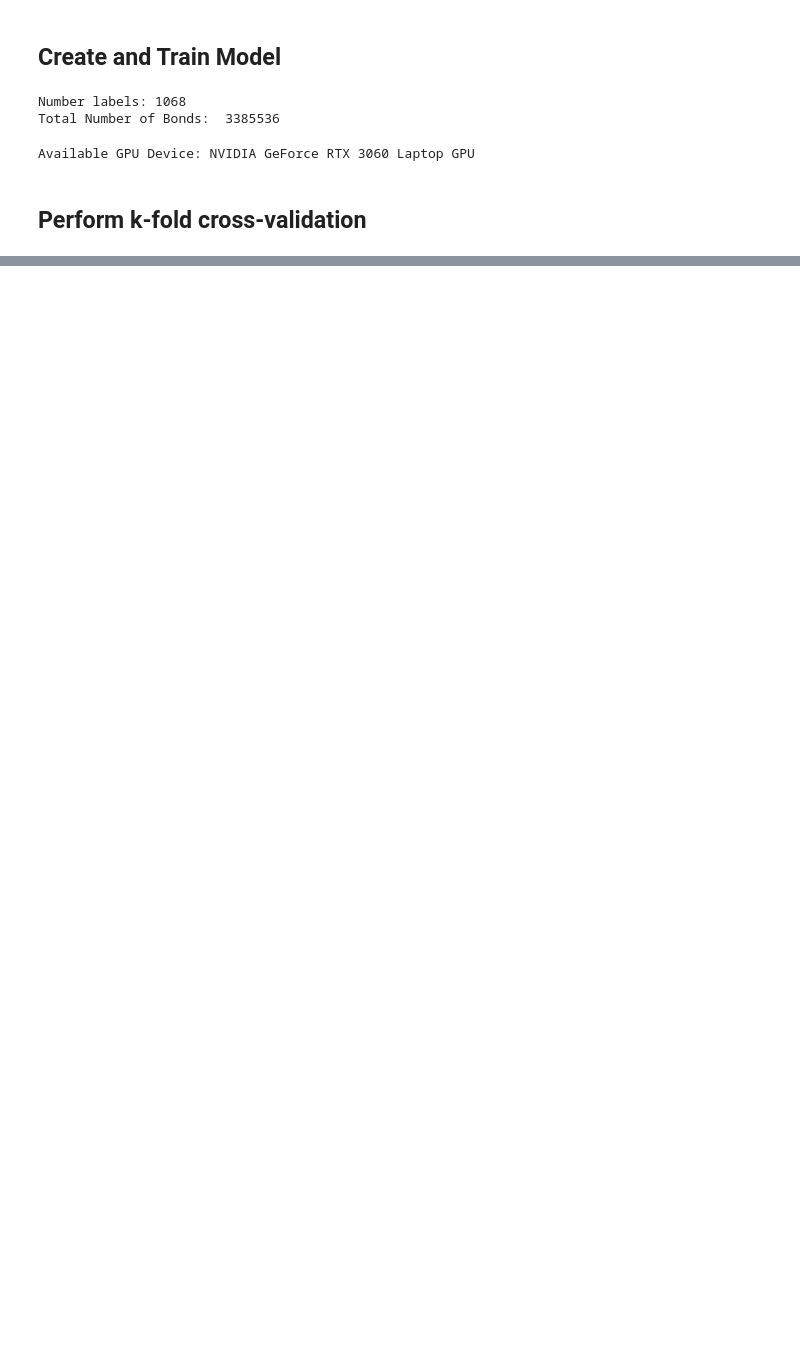
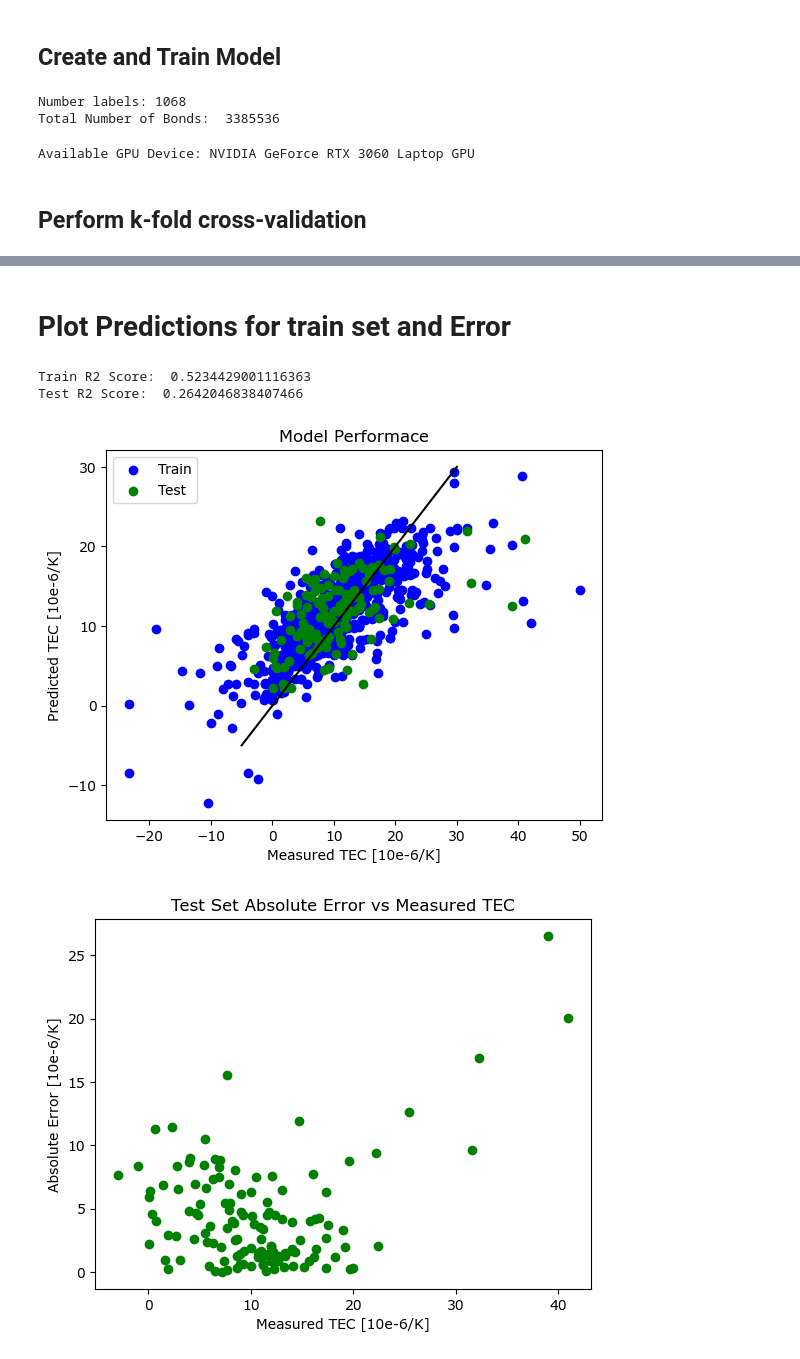
Before and after one commit to adampotter0105/TEC_ML, a Jupyter notebook: train_model.ipynb, the cells around one changed output, grey strips where cells are left out. Saved outputs shown, nothing was run; the diff lists cells and outputs as text; code cells hidden in the pictures; blank space fills up the shorter version.

```diff
--- a/train_model.ipynb
+++ b/train_model.ipynb
@@ -19,8 +19,8 @@ class BondExpansionEstimator(nn.Module):
         self.hidden_layers = hidden_layers
         self.check_weights = check_weights
         self.hidden1 = nn.Linear(input_size, hidden_layers[0])
-        self.hidden2 = nn.Linear(input_size, hidden_layers[1])
-        self.hidden3 = nn.Linear(hidden_layers[0], 1)
+        self.hidden2 = nn.Linear(hidden_layers[0], hidden_layers[1])
+        self.hidden3 = nn.Linear(hidden_layers[1], 1)
 
     def forward(self, x):
         # Select data related to individual bonds
@@ -36,7 +36,7 @@ class BondExpansionEstimator(nn.Module):
 
         # Run all hidden layers
         out = torch.relu(self.hidden1(bond_data))
-        out = torch.relu(self.hidden2(bond_data))
+        out = torch.relu(self.hidden2(out))
         out = self.hidden3(out)
         out = out.view(-1, seq_len)
         # Sum all bonds according to their bond fractions
@@ -47,11 +47,13 @@ class LatticeDistortionEstimator(nn.Module):
     def __init__(self, input_size):
         super(LatticeDistortionEstimator, self).__init__()
         self.input_size = input_size
-        self.layer1 = nn.Linear(input_size, 1)
+        self.layer1 = nn.Linear(input_size, input_size)
+        self.layer2 = nn.Linear(input_size, 1)
 
     def forward(self, x):
         # Run all hidden layers
-        out = torch.tanh(self.layer1(x))
+        out = torch.relu(self.layer1(x))
+        out = torch.sigmoid(self.layer2(out))
 
         return out
 
@@ -292,10 +279,10 @@ hidden_layers = [30, 30]
 
 # Training Parameters
 learning_rate = 0.0005
-num_epochs = 400000
+num_epochs = 80000
 batch_size = 1  # True SGD due to data being varying length sequences
-n_splits = 10
-break_early = True
+n_splits = 8
+break_early = False
 score_n_it = 1000  # Score every N epochs
 
 # Set up Cross Validation with K-Folds
@@ -416,6 +416,7 @@ print("TEST MSE [10-12/K^2]: ", np.mean(test_scores[:,n_sel,0])*y_std.numpy())
+# %% [markdown]
+# Plot Predictions for train set and Error
 # %%
-# Prediction for train set (last fold)
-# Train
+# Train Predicions
 y_train = torch.cat([y[i] for i in train_index])
 X_train = [X[i] for i in train_index]
 X_struc_train = [X_struc[i] for i in train_index]
@@ -423,35 +424,68 @@ y_pred_train = []
 for x, x_struc in zip(X_train, X_struc_train):
     if torch.cuda.is_available():
         x, x_struc = x.to('cuda'), x_struc.to('cuda')
     y_pred_train.append(tec_model(x, x_struc).cpu())
 y_pred_train = torch.cat(y_pred_train)
-# Test
+# Test Predictions
 y_test = torch.cat([y[i] for i in test_index])
 X_test = [X[i] for i in test_index]
 X_struc_test = [X_struc[i] for i in test_index]
 y_pred_test = []
 for x, x_struc in zip(X_test, X_struc_test):
     if torch.cuda.is_available():
         x, x_struc = x.to('cuda'), x_struc.to('cuda')
     y_pred_test.append(tec_model(x, x_struc).cpu())
 y_pred_test = torch.cat(y_pred_test)
 
 # Transform back
 y_measure_train = (y_train*y_std)+y_mean
 y_measure_test = (y_test*y_std)+y_mean
 y_predict_train = (y_pred_train*y_std)+y_mean
 y_predict_test = (y_pred_test*y_std)+y_mean
 
 
 print("Train R2 Score: ", r2_score(y_train.numpy(), y_pred_train.detach().numpy()))
 print("Test R2 Score: ", r2_score(y_measure_test.numpy(), y_predict_test.detach().numpy()))
 
 # Plot data
-plt.scatter(y_measure_train.numpy(), y_predict_train.detach().numpy())
-plt.scatter(y_measure_test.numpy(), y_predict_test.detach().numpy())
+plt.scatter(y_measure_train.numpy(), y_predict_train.detach().numpy(), color='blue')
+plt.scatter(y_measure_test.numpy(), y_predict_test.detach().numpy(), color='green')
 plt.legend(["Train", "Test"])
-plt.xlabel("Measured TEC")
-plt.ylabel("Predicted TEC")
+plt.xlabel("Measured TEC [10e-6/K]")
+plt.ylabel("Predicted TEC [10e-6/K]")
+plt.title("Model Performace")
 plt.plot([-5, 30], [-5, 30], color='k')
 plt.savefig("figs/model_scatter.png")
 plt.show()
+
+plt.scatter(y_measure_test.numpy(), np.abs(y_predict_test.detach().numpy()-y_measure_test.numpy()), color='green')
+plt.title("Test Set Absolute Error vs Measured TEC")
+plt.xlabel("Measured TEC [10e-6/K]")
+plt.ylabel("Absolute Error [10e-6/K]")
+plt.savefig("figs/error_vs_tec.png")
+plt.show()
+
+entropy_mean = X_struc_mean[0]
+entropy_std = X_struc_std[0]
+complexity = [(entropy_std*i[0]+entropy_mean) for i in X_struc_test]
+plt.scatter(complexity, np.abs(y_predict_test.detach().numpy()-y_measure_test.numpy()), color='green')
+plt.title("Test Set Absolute Error vs Structure Complexity")
+plt.xlabel("Structure Entropy [mean bits/atom]")
+plt.ylabel("Absolute Error [10e-6/K]")
+plt.savefig("figs/complexity_vs_tec.png")
+plt.show()
+
+temp_mean = X_mean[-1]
+temp_std = X_std[-1]
+temperatures = [(temp_std*i[0][-1]+temp_mean) for i in X_test]
+plt.scatter(temperatures, np.abs(y_predict_test.detach().numpy()-y_measure_test.numpy()), color='green')
+plt.title("Test Set Absolute Error vs Temperature")
+plt.xlabel("Temperature [K]")
+plt.ylabel("Absolute Error [10e-6/K]")
+plt.savefig("figs/temperature_vs_tec.png")
+plt.show()
+# %% [output]
+Train R2 Score:  0.5234429001116363
+Test R2 Score:  0.2642046838407466
+[figure, added]
+[figure, added]
```
Also changed, not shown: parts of 20 cells of this notebook, 15 other files.
